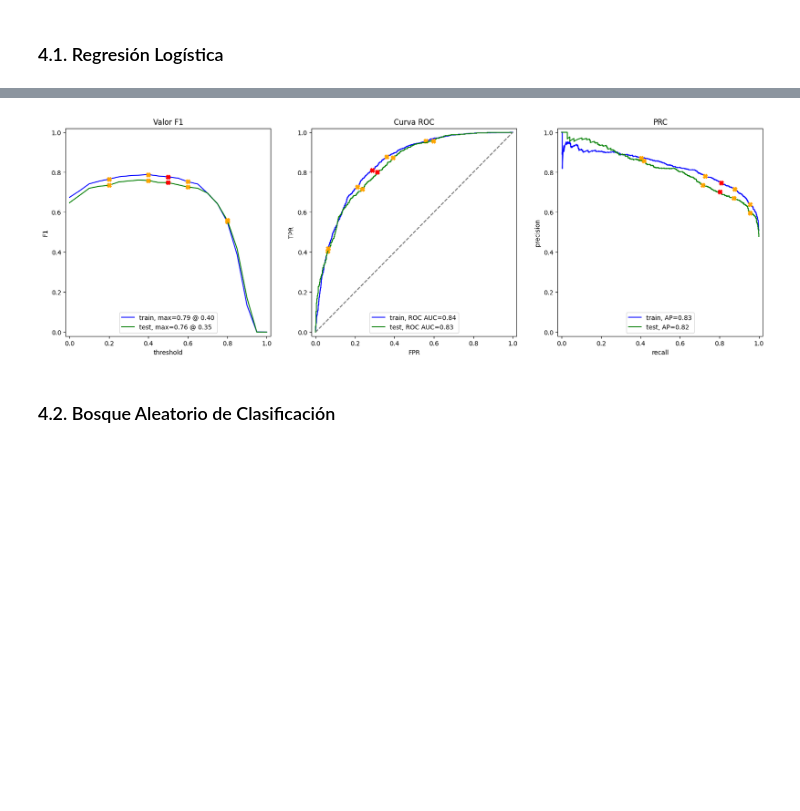
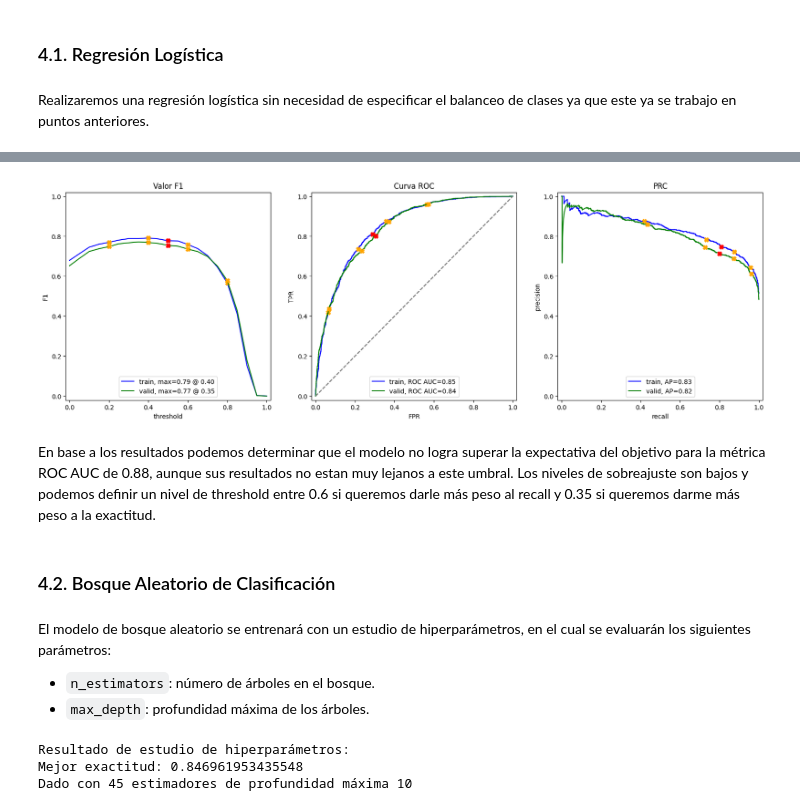
Before and after one commit to AndresCalvete-DataScientist/interconnect-customer-churn-prediction, a Jupyter notebook: notebooks/eda.ipynb, the cells around one changed output, grey strips where cells are left out. Drawn from its saved outputs; the diff is of its cells as text; code cells hidden in the pictures; blank space fills up the shorter version.

Commit message:
Entrenamiento de bosque aleatorio

```diff
--- a/notebooks/eda.ipynb
+++ b/notebooks/eda.ipynb
@@ -1255,10 +1256,15 @@ target = data['IsChurn']
 ordinal_features = data_ordinal.drop(labels=['customerID', 'IsChurn'], axis=1)
 ohe_features = data_ohe.drop(labels=['customerID', 'IsChurn'], axis=1)
 # %%
-# Segmentación de los conjuntos en entrenamiento y pruebas
-info_train, info_test, ordinal_features_train, ordinal_features_test, ohe_features_train, ohe_features_test, target_train, target_test = train_test_split(
-    info, ordinal_features, ohe_features, target, test_size=0.3, random_state=12345
+# Segmentación de los conjuntos en entrenamiento y validación
+info_train, info_valid, ordinal_features_train, ordinal_features_valid, ohe_features_train, ohe_features_valid, target_train, target_valid = train_test_split(
+    info, ordinal_features, ohe_features, target, test_size=0.4, random_state=12345
 )
+
+# Segmentación de los conjuntos en validación y pruebas
+info_test, info_valid, ordinal_features_test, ordinal_features_valid, ohe_features_test, ohe_features_valid, target_test, target_valid = train_test_split(
+    info, ordinal_features, ohe_features, target, test_size=0.5, random_state=12345
+)
 # %% [markdown]
 ## 4. Entrenamiento del modelo predictivo <a id='model_prediction'></a>
 # %% [markdown]
@@ -1267,13 +1273,13 @@ Los modelos que se entrenarán serán Regresión Logística, Random Forest y XGB
 # Definición de una función para evaluar los modelos a través de diferentes métricas
 import sklearn.metrics as metrics
 
-def evaluate_model(model, train_features, train_target, test_features, test_target):
+def evaluate_model(model, train_features, train_target, valid_features, valid_target):
 
     eval_stats = {}
 
     fig, axs = plt.subplots(1, 3, figsize=(20, 6))
 
-    for type, features, target in (('train', train_features, train_target), ('test', test_features, test_target)):
+    for type, features, target in (('train', train_features, train_target), ('valid', valid_features, valid_target)):
 
         eval_stats[type] = {}
 
@@ -1360,6 +1366,8 @@ def evaluate_model(model, train_features, train_target, test_features, test_targ
     return df_eval_stats
 # %% [markdown]
 ### 4.1. Regresión Logística <a id='regression'></a>
+# %% [markdown]
+Realizaremos una regresión logística sin necesidad de especificar el balanceo de clases ya que este ya se trabajo en puntos anteriores.
 # %%
 # Importamos el modelo
 from sklearn.linear_model import LogisticRegression
@@ -1369,5 +1377,5 @@ lr_model = LogisticRegression(random_state=12345)
 lr_model.fit(ordinal_features_train, target_train)
 
 # Evaluamos el modelo
-lr_results = evaluate_model(lr_model, ordinal_features_train, target_train, ordinal_features_test, target_test)
+lr_results = evaluate_model(lr_model, ordinal_features_train, target_train, ordinal_features_valid, target_valid)
 # %% [output]
@@ -1381,3 +1389,5 @@ ROC AUC    0.84  0.83
-[figure, old version]
+[figure, new version]
+# %% [markdown]
+En base a los resultados podemos determinar que el modelo no logra superar la expectativa del objetivo para la métrica ROC AUC de 0.88, aunque sus resultados no estan muy lejanos a este umbral. Los niveles de sobreajuste son bajos y podemos definir un nivel de threshold entre 0.6 si queremos darle más peso al recall y 0.35 si queremos darme más peso a la exactitud.
 # %% [markdown]
 ### 4.2. Bosque Aleatorio de Clasificación <a id='random_forest'></a>
@@ -1385,0 +1394,33 @@ ROC AUC    0.84  0.83
+# %% [markdown]
+El modelo de bosque aleatorio se entrenará con un estudio de hiperparámetros, en el cual se evaluarán los siguientes parámetros:
+- `n_estimators`: número de árboles en el bosque.
+- `max_depth`: profundidad máxima de los árboles.
+# %%
+# Importando el modelo
+from sklearn.ensemble import RandomForestClassifier
+
+# Realizando estudio de hiperparámetros basado en la exactitud.
+best_acc = 0
+best_est = 0
+best_depth = 0
+
+for est in range(5, 105, 5):
+    for depth in range(1, 11, 1):
+        rfc_model = RandomForestClassifier(n_estimators=est, max_depth=depth, random_state=12345)
+
+        rfc_model.fit(ohe_features_train, target_train)
+
+        acc = rfc_model.score(ohe_features_valid, target_valid)
+
+        if acc > best_acc:
+            best_acc = acc
+            best_est = est
+            best_depth = depth
+
+print('Resultado de estudio de hiperparámetros:')
+print('Mejor exactitud:', best_acc)
+print(f'Dado con {best_est} estimadores de profundidad máxima {best_depth}')
+# %% [output]
+Resultado de estudio de hiperparámetros:
+Mejor exactitud: 0.846961953435548
+Dado con 45 estimadores de profundidad máxima 10
```
Also changed, not shown: parts of 11 cells of this notebook.
